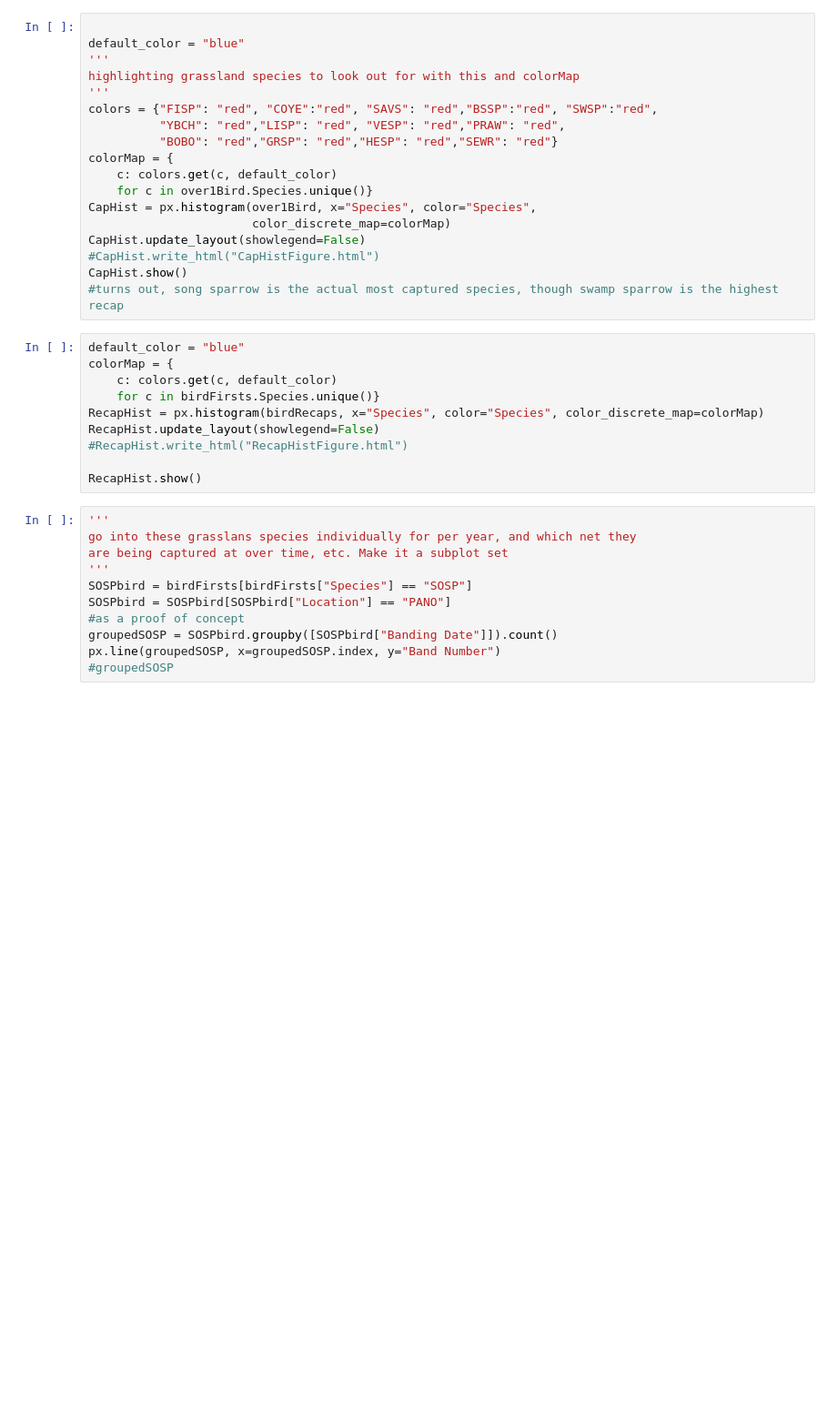
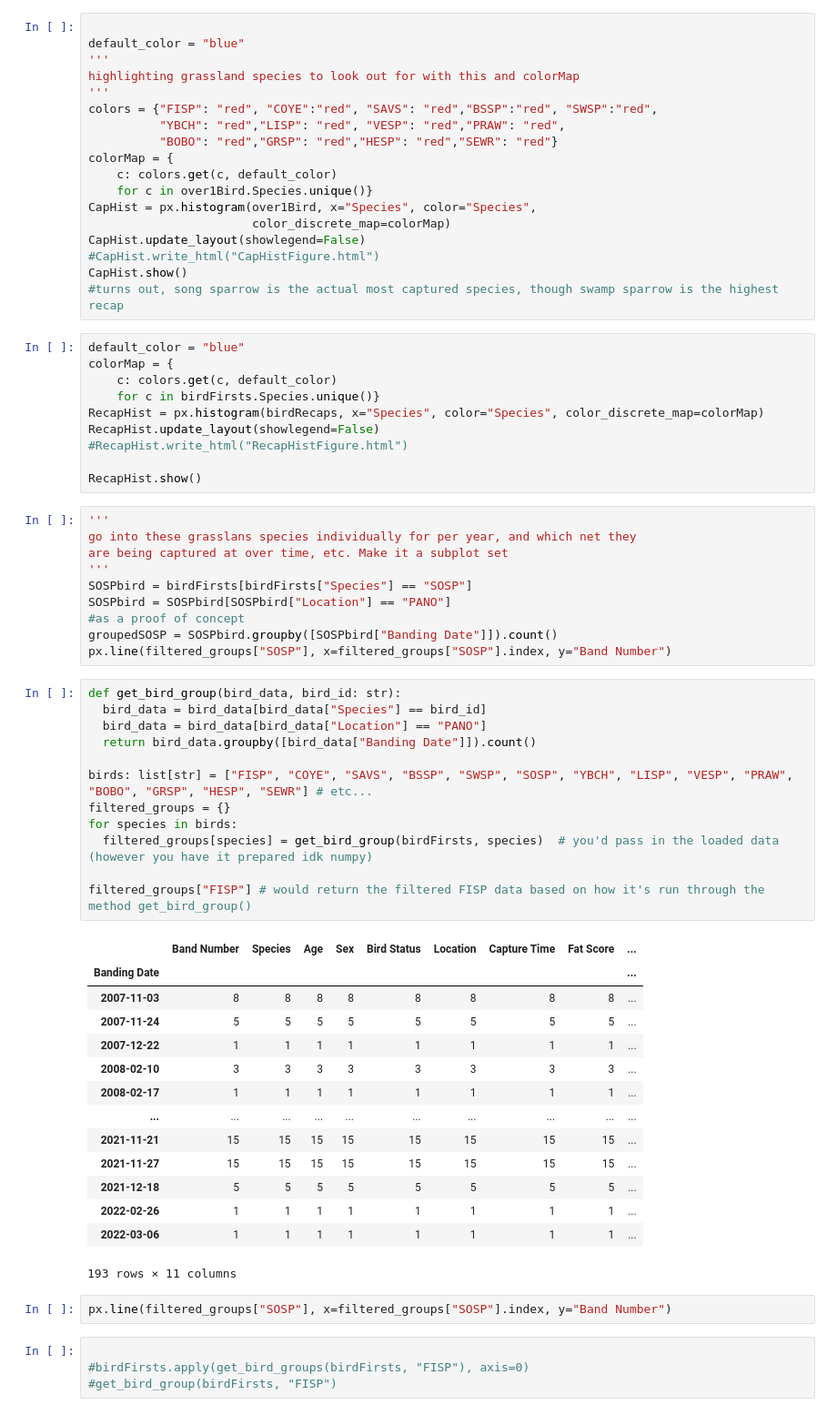
Before and after one commit to Pryzzm/PanoRestoration, a Jupyter notebook: MainAnalysis.ipynb, the cells around one changed output. Shown at 91% size. Drawn from its saved outputs; the diff is of its cells as text; blank space fills up the shorter version.

Commit message:
Adds preliminary bird pop subplot

```diff
--- a/MainAnalysis.ipynb
+++ b/MainAnalysis.ipynb
@@ -211,5 +211,38 @@ SOSPbird = birdFirsts[birdFirsts["Species"] == "SOSP"]
 SOSPbird = SOSPbird[SOSPbird["Location"] == "PANO"]
 #as a proof of concept
 groupedSOSP = SOSPbird.groupby([SOSPbird["Banding Date"]]).count()
-px.line(groupedSOSP, x=groupedSOSP.index, y="Band Number")
-#groupedSOSP
+px.line(filtered_groups["SOSP"], x=filtered_groups["SOSP"].index, y="Band Number")
+# %%
+def get_bird_group(bird_data, bird_id: str):
+  bird_data = bird_data[bird_data["Species"] == bird_id]
+  bird_data = bird_data[bird_data["Location"] == "PANO"]
+  return bird_data.groupby([bird_data["Banding Date"]]).count()
+
+birds: list[str] = ["FISP", "COYE", "SAVS", "BSSP", "SWSP", "SOSP", "YBCH", "LISP", "VESP", "PRAW",
+"BOBO", "GRSP", "HESP", "SEWR"] # etc...
+filtered_groups = {}
+for species in birds:
+  filtered_groups[species] = get_bird_group(birdFirsts, species)  # you'd pass in the loaded data (however you have it prepared idk numpy)
+
+filtered_groups["FISP"] # would return the filtered FISP data based on how it's run through the method get_bird_group()
+# %% [output]
+|  | Band Number | Species | Age | Sex | Bird Status | Location | Capture Time | Fat Score | ... |
+| Banding Date |  |  |  |  |  |  |  |  | ... |
+| 2007-11-03 | 8 | 8 | 8 | 8 | 8 | 8 | 8 | 8 | ... |
+| 2007-11-24 | 5 | 5 | 5 | 5 | 5 | 5 | 5 | 5 | ... |
+| 2007-12-22 | 1 | 1 | 1 | 1 | 1 | 1 | 1 | 1 | ... |
+| 2008-02-10 | 3 | 3 | 3 | 3 | 3 | 3 | 3 | 3 | ... |
+| 2008-02-17 | 1 | 1 | 1 | 1 | 1 | 1 | 1 | 1 | ... |
+| ... | ... | ... | ... | ... | ... | ... | ... | ... | ... |
+| 2021-11-21 | 15 | 15 | 15 | 15 | 15 | 15 | 15 | 15 | ... |
+| 2021-11-27 | 15 | 15 | 15 | 15 | 15 | 15 | 15 | 15 | ... |
+| 2021-12-18 | 5 | 5 | 5 | 5 | 5 | 5 | 5 | 5 | ... |
+| 2022-02-26 | 1 | 1 | 1 | 1 | 1 | 1 | 1 | 1 | ... |
+| 2022-03-06 | 1 | 1 | 1 | 1 | 1 | 1 | 1 | 1 | ... |
+193 rows × 11 columns
+# %%
+px.line(filtered_groups["SOSP"], x=filtered_groups["SOSP"].index, y="Band Number")
+# %%
+
+#birdFirsts.apply(get_bird_groups(birdFirsts, "FISP"), axis=0)
+#get_bird_group(birdFirsts, "FISP")
```
Also changed, not shown: parts of 2 cells of this notebook.
